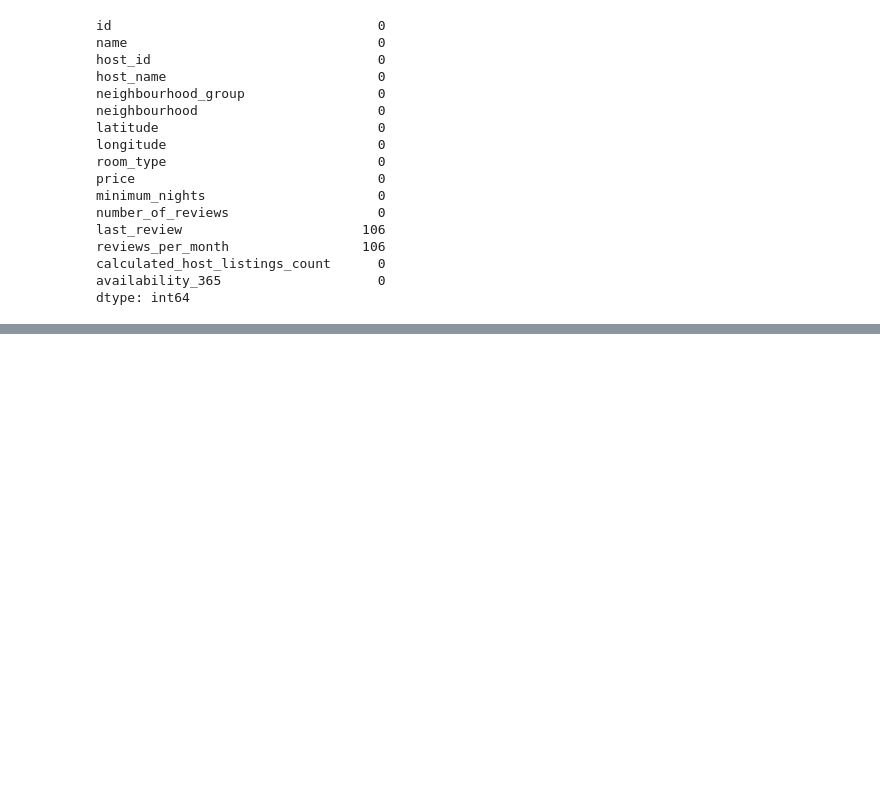
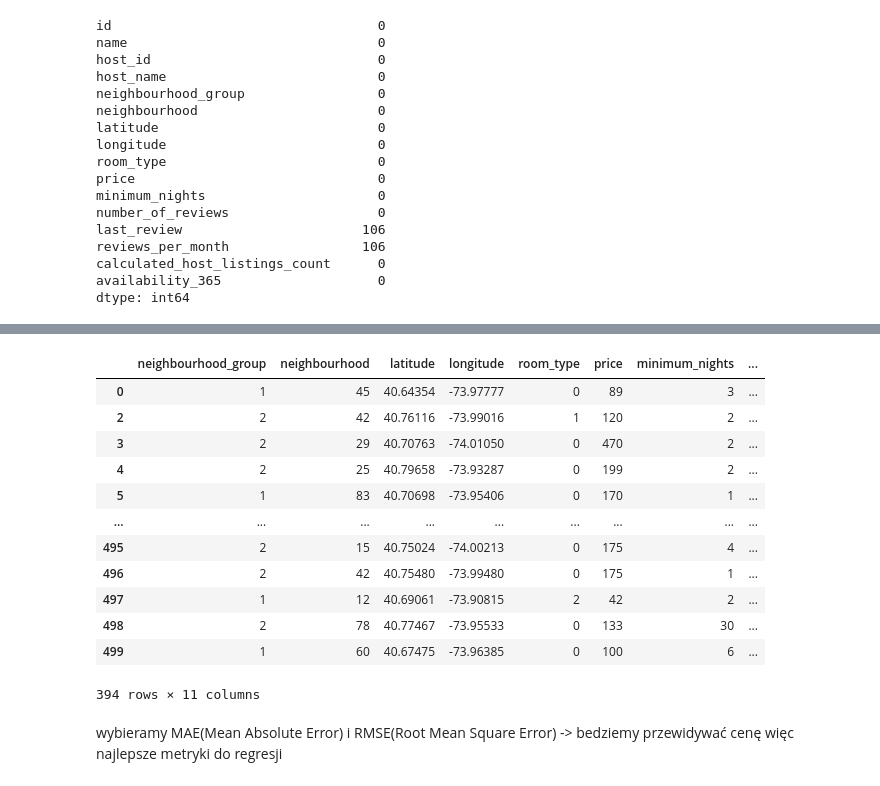
Before and after one commit to dzian1s/ASI-ML-2025-zespol, a Jupyter notebook: notebooks/01_eda.ipynb, the cells around one changed output, grey strips where cells are left out. Cells and saved outputs as stored; diff of their text form; code cells hidden in the pictures; blank space fills up the shorter version.

```diff
--- a/notebooks/01_eda.ipynb
+++ b/notebooks/01_eda.ipynb
@@ -85,0 +143,29 @@ for col in cat_cols:
+# %%
+from sklearn.preprocessing import LabelEncoder
+
+le_neigh = LabelEncoder()
+data_dropped['neighbourhood'] = le_neigh.fit_transform(data_dropped['neighbourhood'])
+
+le_neigh_group = LabelEncoder()
+data_dropped['neighbourhood_group'] = le_neigh_group.fit_transform(data_dropped['neighbourhood_group'])
+
+le_room = LabelEncoder()
+data_dropped['room_type'] = le_room.fit_transform(data_dropped['room_type'])
+# %%
+data_dropped
+# %% [output]
+|  | neighbourhood_group | neighbourhood | latitude | longitude | room_type | price | minimum_nights | ... |
+| 0 | 1 | 45 | 40.64354 | -73.97777 | 0 | 89 | 3 | ... |
+| 2 | 2 | 42 | 40.76116 | -73.99016 | 1 | 120 | 2 | ... |
+| 3 | 2 | 29 | 40.70763 | -74.01050 | 0 | 470 | 2 | ... |
+| 4 | 2 | 25 | 40.79658 | -73.93287 | 0 | 199 | 2 | ... |
+| 5 | 1 | 83 | 40.70698 | -73.95406 | 0 | 170 | 1 | ... |
+| ... | ... | ... | ... | ... | ... | ... | ... | ... |
+| 495 | 2 | 15 | 40.75024 | -74.00213 | 0 | 175 | 4 | ... |
+| 496 | 2 | 42 | 40.75480 | -73.99480 | 0 | 175 | 1 | ... |
+| 497 | 1 | 12 | 40.69061 | -73.90815 | 2 | 42 | 2 | ... |
+| 498 | 2 | 78 | 40.77467 | -73.95533 | 0 | 133 | 30 | ... |
+| 499 | 1 | 60 | 40.67475 | -73.96385 | 0 | 100 | 6 | ... |
+394 rows × 11 columns
+# %% [markdown]
+wybieramy MAE(Mean Absolute Error) i RMSE(Root Mean Square Error) -> bedziemy przewidywać cenę więc najlepsze metryki do regresji
```
Also changed, not shown: parts of 9 cells of this notebook, 1 other file.
